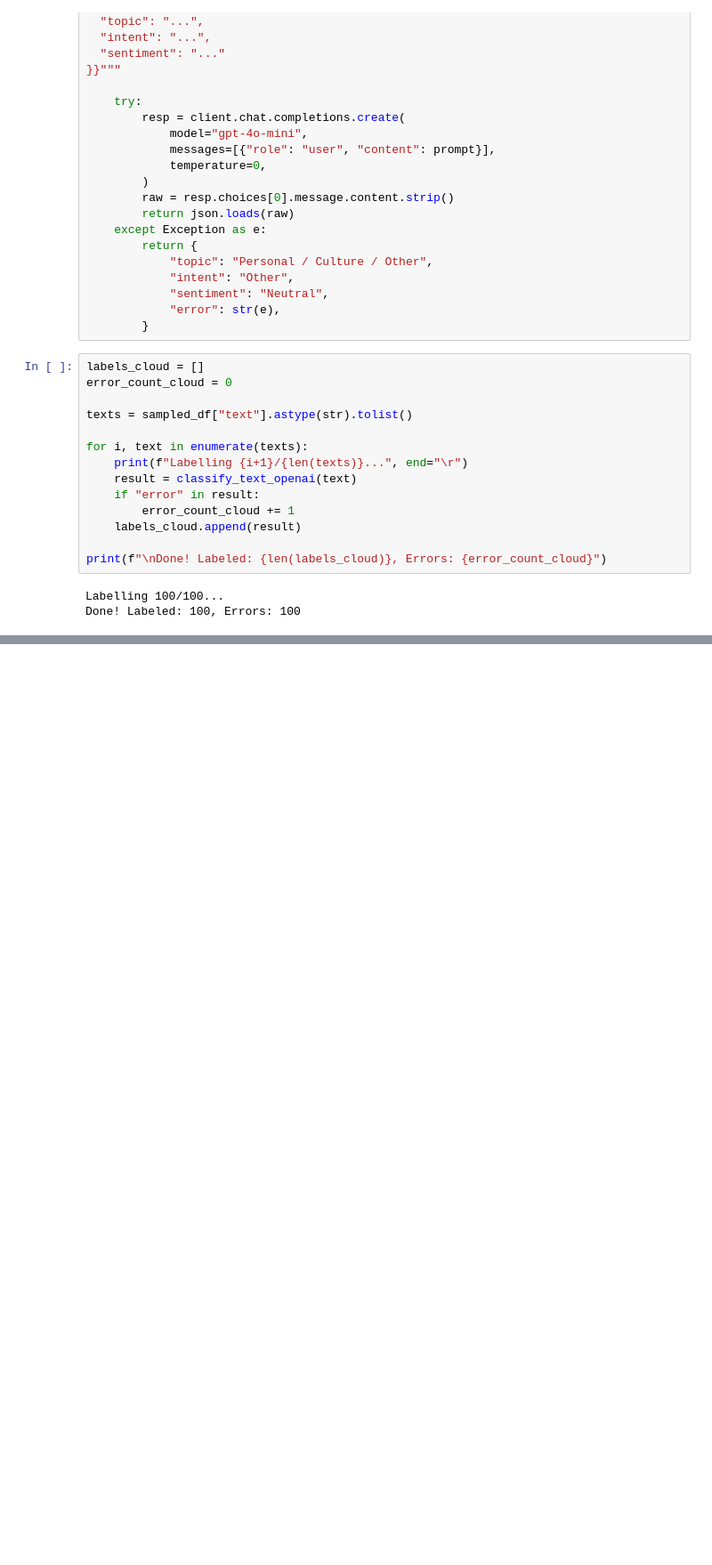
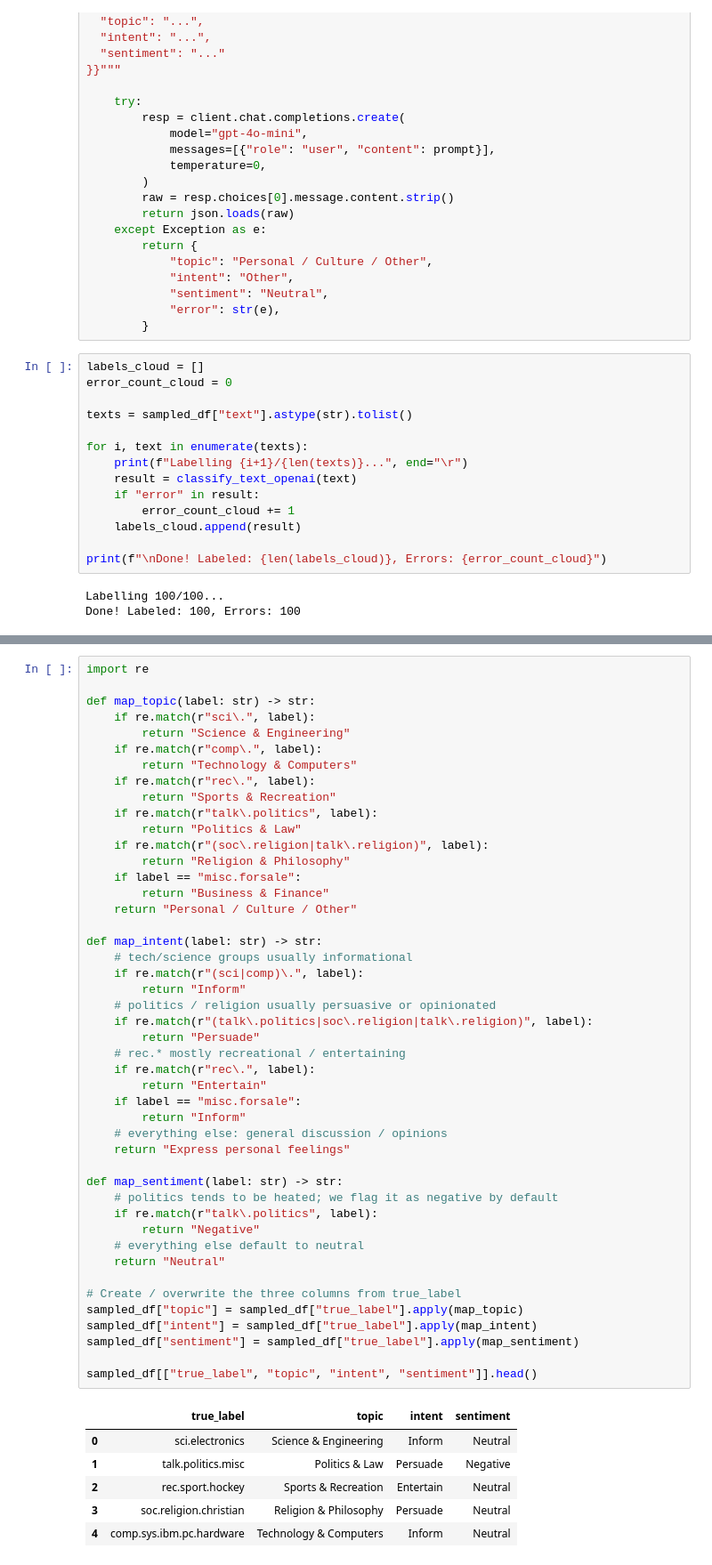
Before and after one commit to Ambica06/lts-generalise, a Jupyter notebook: main.ipynb, the cells around one changed output, grey strips where cells are left out. Shown at 89% size. Saved outputs shown, nothing was run; the diff lists cells and outputs as text; blank space fills up the shorter version.

```diff
--- a/main.ipynb
+++ b/main.ipynb
@@ -519,3 +519,56 @@ Saved labeled data to: sampled_documents_lts_labeled_openai.csv
 | 2 | 9913 | From: drozinst@db.erau.edu (Drozi... | rec.sport.hockey | 2303 | (joseph b stiehm) writes: as if a... | 869 | 2 | Personal / Culture / Other | ... |
 | 3 | 6094 | From: sfp@lemur.cit.cornell.edu (... | soc.religion.christian | 2419 | in article (anni dozier) writes: ... | 2155 | 3 | Personal / Culture / Other | ... |
 | 4 | 4999 | From: jks4675@ritvax.isc.rit.edu\... | comp.sys.ibm.pc.hardware | 992 | since the losers that sold me the... | 704 | 4 | Personal / Culture / Other | ... |
+# %%
+import re
+
+def map_topic(label: str) -> str:
+    if re.match(r"sci\.", label):
+        return "Science & Engineering"
+    if re.match(r"comp\.", label):
+        return "Technology & Computers"
+    if re.match(r"rec\.", label):
+        return "Sports & Recreation"
+    if re.match(r"talk\.politics", label):
+        return "Politics & Law"
+    if re.match(r"(soc\.religion|talk\.religion)", label):
+        return "Religion & Philosophy"
+    if label == "misc.forsale":
+        return "Business & Finance"
+    return "Personal / Culture / Other"
+
+def map_intent(label: str) -> str:
+    # tech/science groups usually informational
+    if re.match(r"(sci|comp)\.", label):
+        return "Inform"
+    # politics / religion usually persuasive or opinionated
+    if re.match(r"(talk\.politics|soc\.religion|talk\.religion)", label):
+        return "Persuade"
+    # rec.* mostly recreational / entertaining
+    if re.match(r"rec\.", label):
+        return "Entertain"
+    if label == "misc.forsale":
+        return "Inform"
+    # everything else: general discussion / opinions
+    return "Express personal feelings"
+
+def map_sentiment(label: str) -> str:
+    # politics tends to be heated; we flag it as negative by default
+    if re.match(r"talk\.politics", label):
+        return "Negative"
+    # everything else default to neutral
+    return "Neutral"
+
+# Create / overwrite the three columns from true_label
+sampled_df["topic"] = sampled_df["true_label"].apply(map_topic)
+sampled_df["intent"] = sampled_df["true_label"].apply(map_intent)
+sampled_df["sentiment"] = sampled_df["true_label"].apply(map_sentiment)
+
+sampled_df[["true_label", "topic", "intent", "sentiment"]].head()
+# %% [output]
+|  | true_label | topic | intent | sentiment |
+| 0 | sci.electronics | Science & Engineering | Inform | Neutral |
+| 1 | talk.politics.misc | Politics & Law | Persuade | Negative |
+| 2 | rec.sport.hockey | Sports & Recreation | Entertain | Neutral |
+| 3 | soc.religion.christian | Religion & Philosophy | Persuade | Neutral |
+| 4 | comp.sys.ibm.pc.hardware | Technology & Computers | Inform | Neutral |
```
Also changed, not shown: parts of 1 cell of this notebook.
